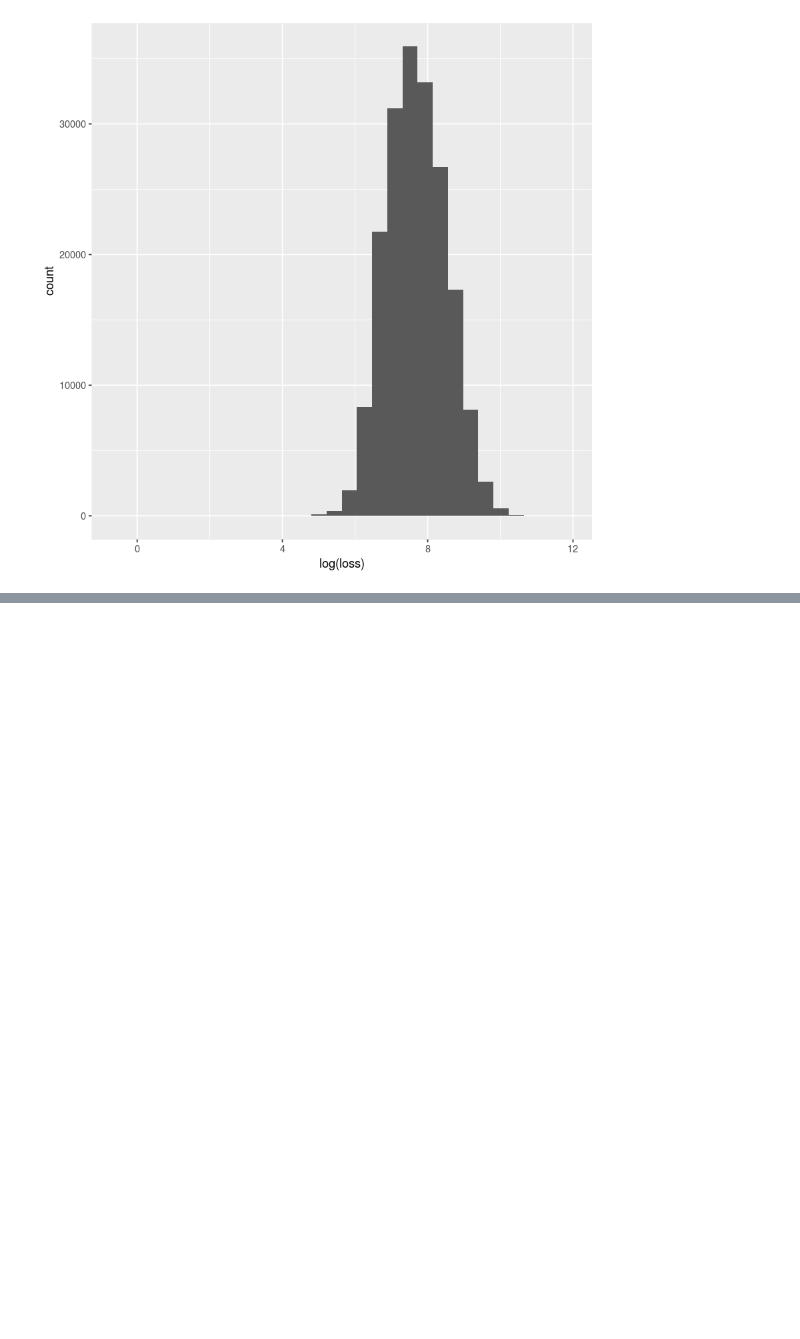
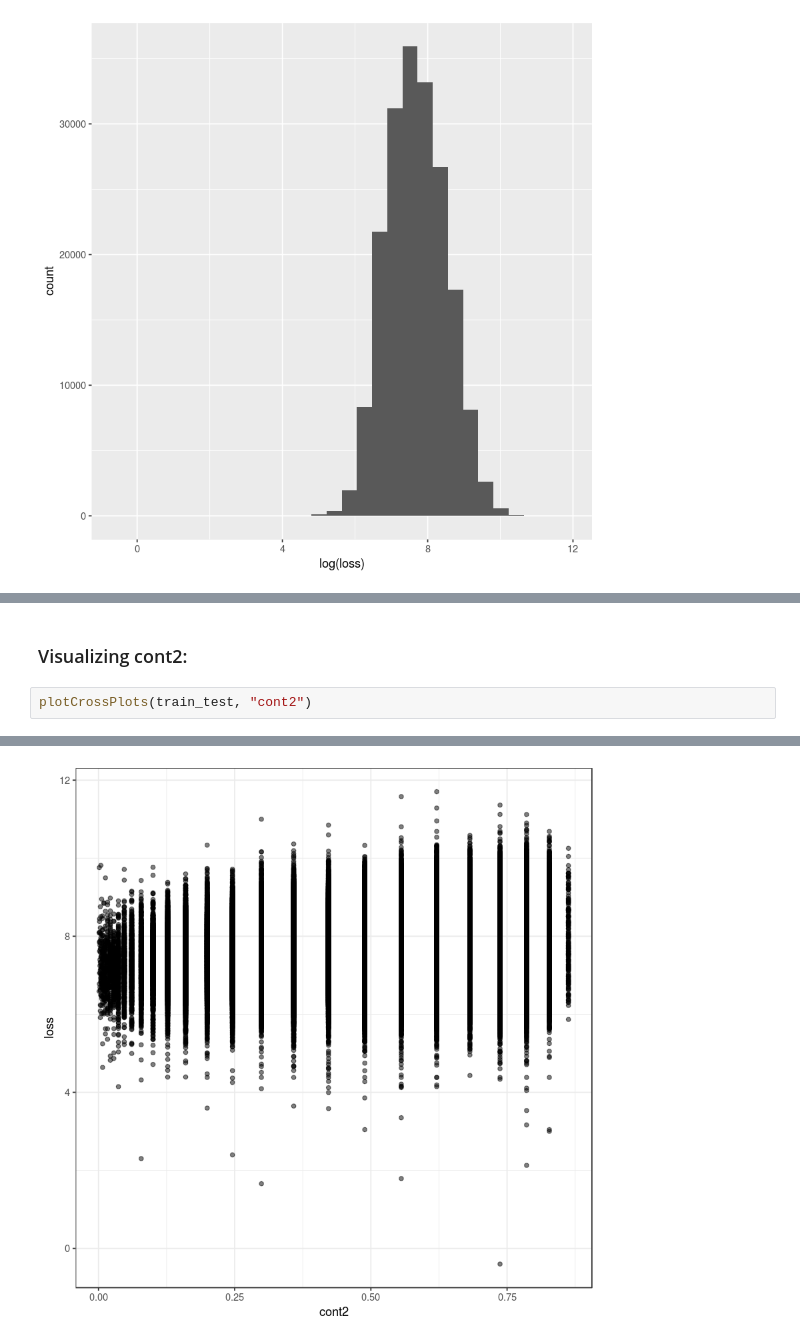
Before and after one commit to rahulremanan/HIMA, a Jupyter notebook: examples/Notebooks/06_Kaggle_Allstate_Claims_Severity/notebooks/01_Allstate_claims_severity_Exploratory_Data_Analysis.ipynb, the cells around one changed output, grey strips where cells are left out. Drawn from its saved outputs; the diff is of its cells as text; blank space fills up the shorter version.

```diff
--- a/examples/Notebooks/06_Kaggle_Allstate_Claims_Severity/notebooks/01_Allstate_claims_severity_Exploratory_Data_Analysis.ipynb
+++ b/examples/Notebooks/06_Kaggle_Allstate_Claims_Severity/notebooks/01_Allstate_claims_severity_Exploratory_Data_Analysis.ipynb
@@ -180,0 +219,5 @@ ggplot(dt_train) + geom_histogram(mapping=aes(x=log(loss)))
+# %% [markdown]
+### Visualizing cont2:
+# %%
+plotCrossPlots(train_test, "cont2")
+# %% [output]
@@ -180,0 +226 @@ ggplot(dt_train) + geom_histogram(mapping=aes(x=log(loss)))
+[figure, added]
```
Also changed, not shown: parts of 21 cells of this notebook.
